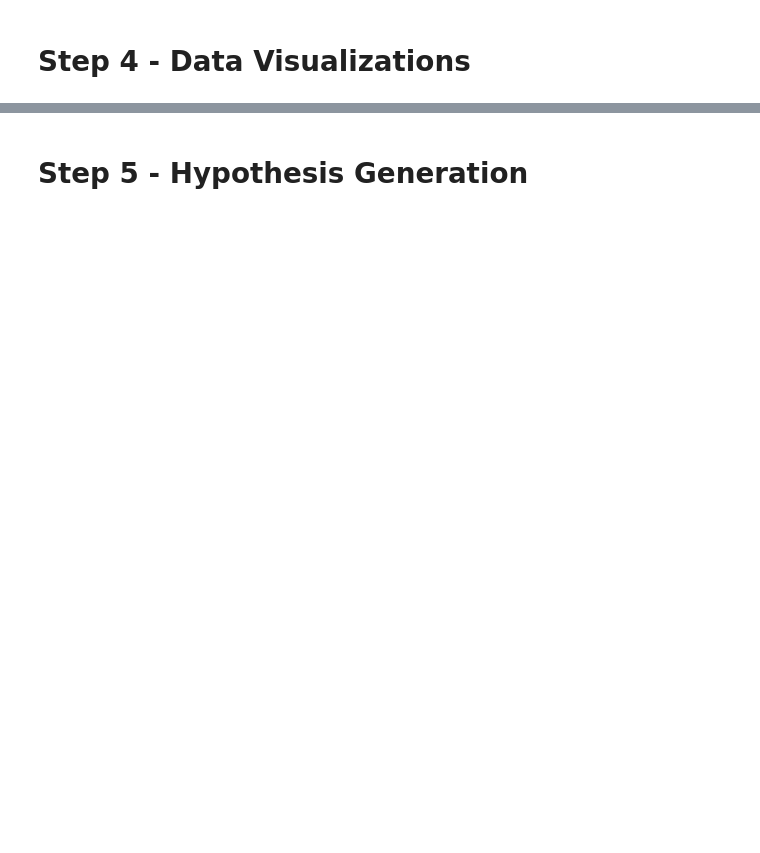
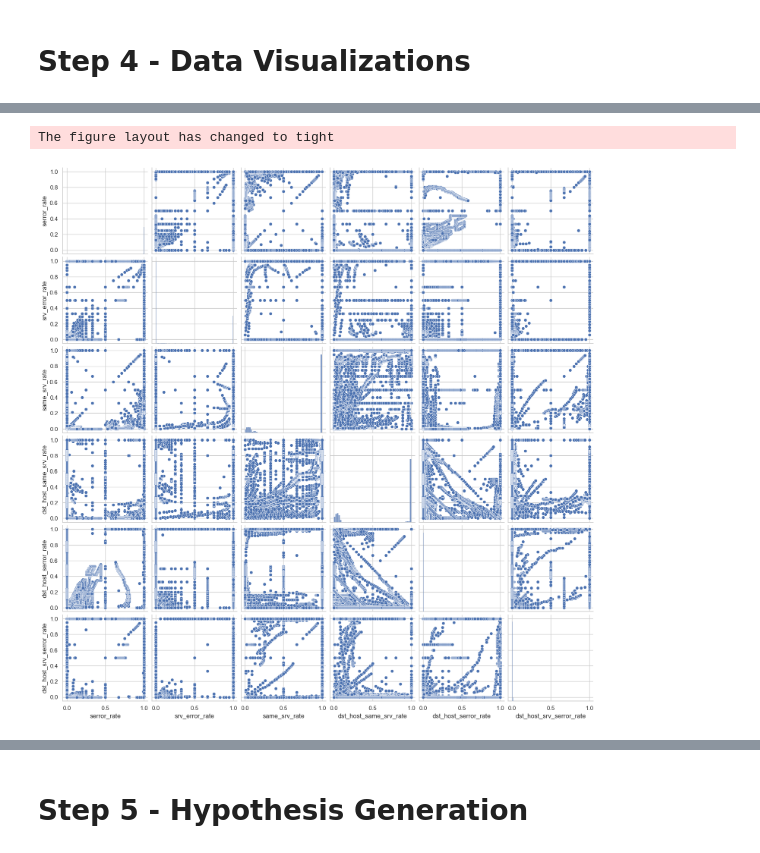
Before and after one commit to Sothirich/data_science_cyber-data-set, a Jupyter notebook: 2. Data-Exploration.ipynb, the cells around one changed output, grey strips where cells are left out. Saved outputs shown, nothing was run; the diff lists cells and outputs as text; code cells hidden in the pictures; blank space fills up the shorter version.

```diff
--- a/2. Data-Exploration.ipynb
+++ b/2. Data-Exploration.ipynb
@@ -93,0 +169,13 @@ for attack in df['attack'].unique():
+# %%
+#Danet
+
+# Select the columns of interest
+numerical_columns = ['serror_rate', 'srv_error_rate', 'same_srv_rate', 'dst_host_same_srv_rate',
+                     'dst_host_serror_rate', 'dst_host_srv_serror_rate']
+
+# Create a pairplot to visualize pairwise relationships between numerical variables
+sns.pairplot(df[numerical_columns])
+plt.show()
+# %% [output]
+The figure layout has changed to tight
+[figure, added]
```
Also changed, not shown: parts of 10 cells of this notebook.
